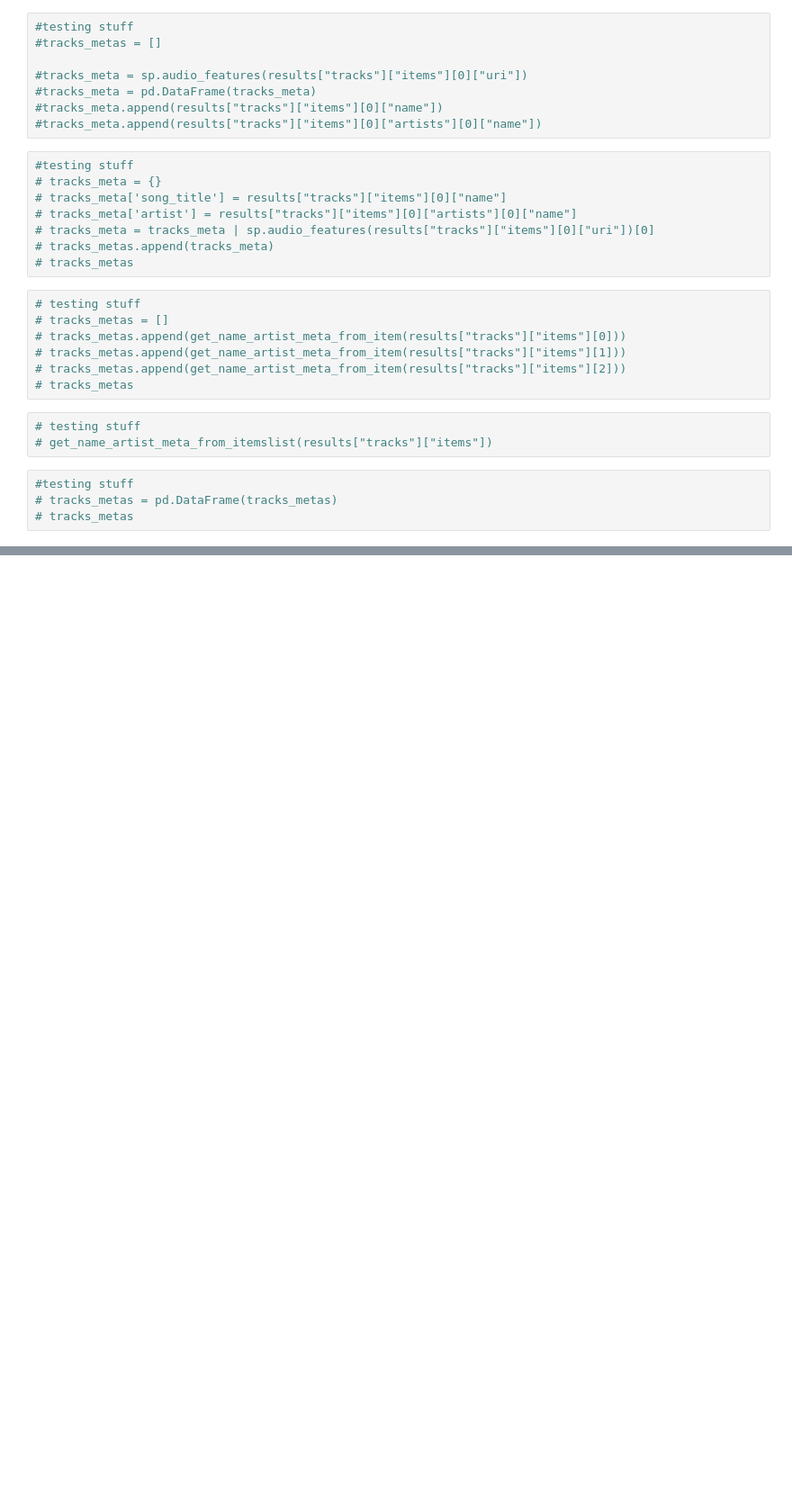
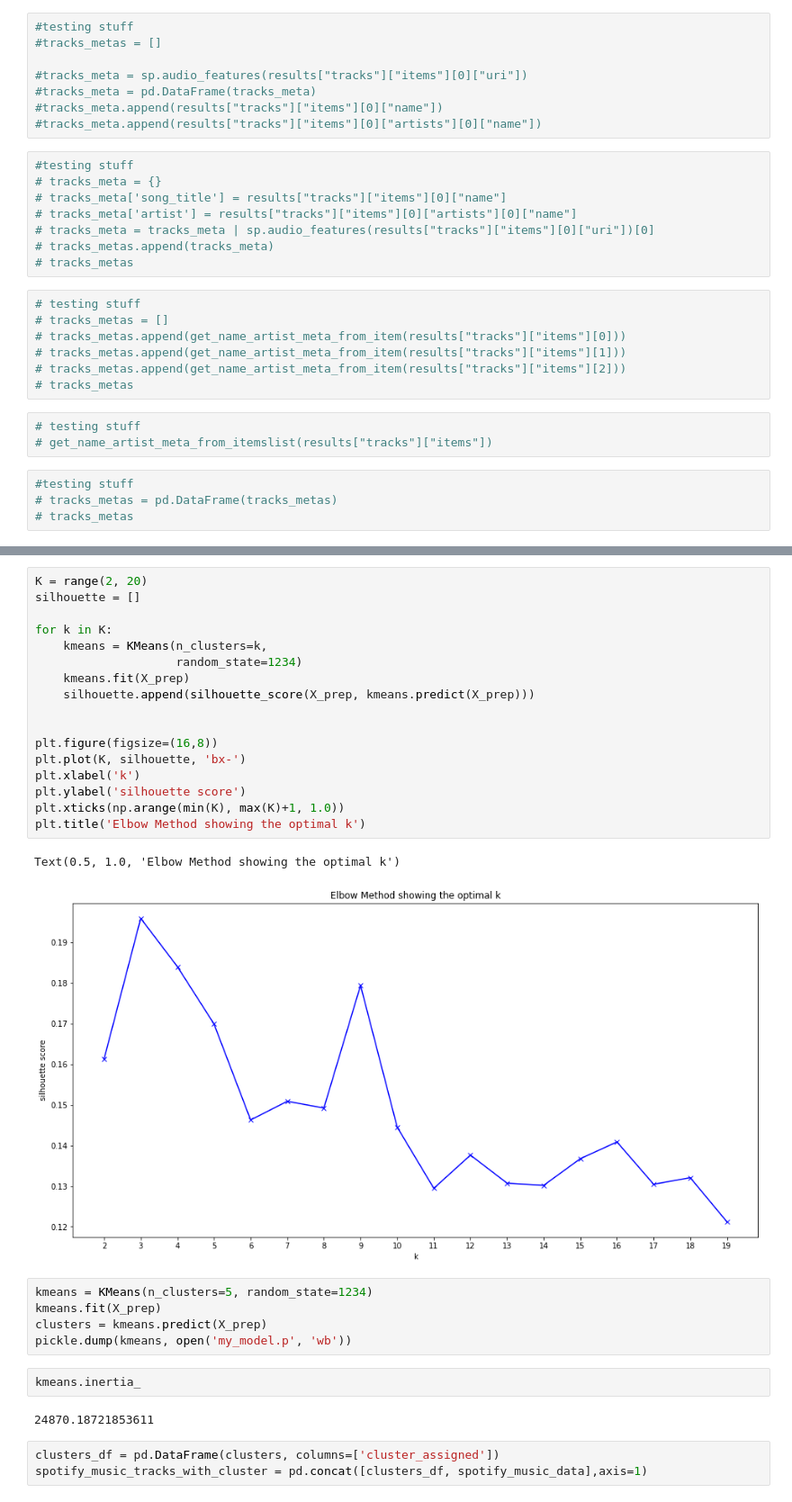
Before and after one commit to salwey/music_recommender_gnod, a Jupyter notebook: music_recommender.ipynb, the cells around one changed output, grey strips where cells are left out. Shown: that part at 90% size. Saved outputs shown, nothing was run; the diff lists cells and outputs as text; blank space fills up the shorter version.

```diff
--- a/music_recommender.ipynb
+++ b/music_recommender.ipynb
@@ -348,0 +416,32 @@ erin_is_amazing.to_csv('tracks.csv')
+# %%
+K = range(2, 20)
+silhouette = []
+
+for k in K:
+    kmeans = KMeans(n_clusters=k,
+                    random_state=1234)
+    kmeans.fit(X_prep)
+    silhouette.append(silhouette_score(X_prep, kmeans.predict(X_prep)))
+
+
+plt.figure(figsize=(16,8))
+plt.plot(K, silhouette, 'bx-')
+plt.xlabel('k')
+plt.ylabel('silhouette score')
+plt.xticks(np.arange(min(K), max(K)+1, 1.0))
+plt.title('Elbow Method showing the optimal k')
+# %% [output]
+Text(0.5, 1.0, 'Elbow Method showing the optimal k')
+[figure, added]
+# %%
+kmeans = KMeans(n_clusters=5, random_state=1234)
+kmeans.fit(X_prep)
+clusters = kmeans.predict(X_prep)
+pickle.dump(kmeans, open('my_model.p', 'wb'))
+# %%
+kmeans.inertia_
+# %% [output]
+24870.18721853611
+# %%
+clusters_df = pd.DataFrame(clusters, columns=['cluster_assigned'])
+spotify_music_tracks_with_cluster = pd.concat([clusters_df, spotify_music_data],axis=1)
```
Also changed, not shown: parts of 34 cells of this notebook, 8 other files.
